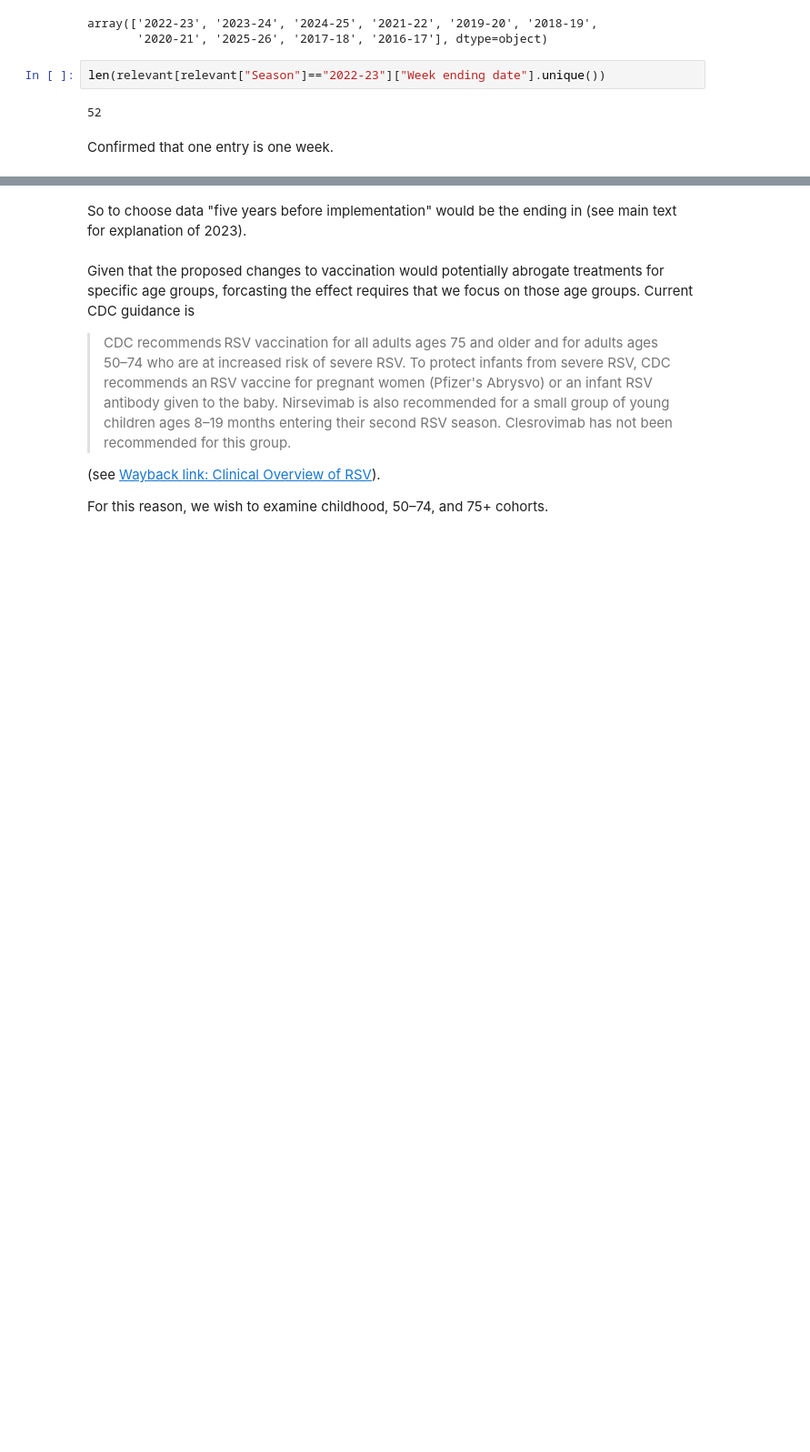
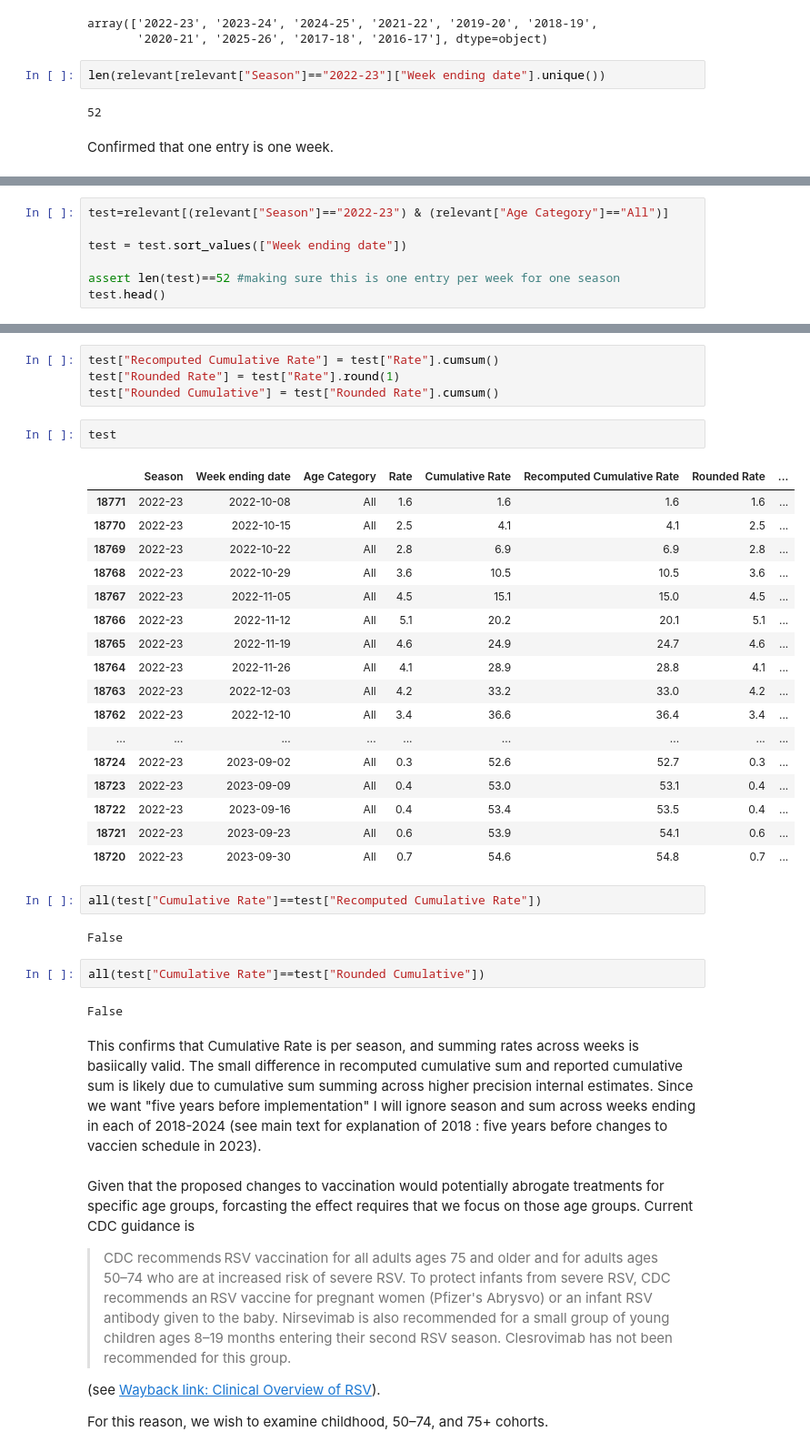
Before and after one commit to saarantras/rsv, a Jupyter notebook: analysis.ipynb, the cells around one changed output, grey strips where cells are left out. Shown: that part at 91% size. Cells and saved outputs as stored; diff of their text form; blank space fills up the shorter version.

Commit message:
spot-check data

```diff
--- a/analysis.ipynb
+++ b/analysis.ipynb
@@ -59,0 +66,7 @@ Confirmed that one entry is one week.
+# %%
+test=relevant[(relevant["Season"]=="2022-23") & (relevant["Age Category"]=="All")]
+
+test = test.sort_values(["Week ending date"])
+
+assert len(test)==52 #making sure this is one entry per week for one season
+test.head()
@@ -60,5 +80,37 @@ Confirmed that one entry is one week.
+# %%
+test["Recomputed Cumulative Rate"] = test["Rate"].cumsum()
+test["Rounded Rate"] = test["Rate"].round(1)
+test["Rounded Cumulative"] = test["Rounded Rate"].cumsum()
+# %%
+test
+# %% [output]
+|  | Season | Week ending date | Age Category | Rate | Cumulative Rate | Recomputed Cumulative Rate | Rounded Rate | ... |
+| 18771 | 2022-23 | 2022-10-08 | All | 1.6 | 1.6 | 1.6 | 1.6 | ... |
+| 18770 | 2022-23 | 2022-10-15 | All | 2.5 | 4.1 | 4.1 | 2.5 | ... |
+| 18769 | 2022-23 | 2022-10-22 | All | 2.8 | 6.9 | 6.9 | 2.8 | ... |
+| 18768 | 2022-23 | 2022-10-29 | All | 3.6 | 10.5 | 10.5 | 3.6 | ... |
+| 18767 | 2022-23 | 2022-11-05 | All | 4.5 | 15.1 | 15.0 | 4.5 | ... |
+| 18766 | 2022-23 | 2022-11-12 | All | 5.1 | 20.2 | 20.1 | 5.1 | ... |
+| 18765 | 2022-23 | 2022-11-19 | All | 4.6 | 24.9 | 24.7 | 4.6 | ... |
+| 18764 | 2022-23 | 2022-11-26 | All | 4.1 | 28.9 | 28.8 | 4.1 | ... |
+| 18763 | 2022-23 | 2022-12-03 | All | 4.2 | 33.2 | 33.0 | 4.2 | ... |
+| 18762 | 2022-23 | 2022-12-10 | All | 3.4 | 36.6 | 36.4 | 3.4 | ... |
+| ... | ... | ... | ... | ... | ... | ... | ... | ... |
+| 18724 | 2022-23 | 2023-09-02 | All | 0.3 | 52.6 | 52.7 | 0.3 | ... |
+| 18723 | 2022-23 | 2023-09-09 | All | 0.4 | 53.0 | 53.1 | 0.4 | ... |
+| 18722 | 2022-23 | 2023-09-16 | All | 0.4 | 53.4 | 53.5 | 0.4 | ... |
+| 18721 | 2022-23 | 2023-09-23 | All | 0.6 | 53.9 | 54.1 | 0.6 | ... |
+| 18720 | 2022-23 | 2023-09-30 | All | 0.7 | 54.6 | 54.8 | 0.7 | ... |
+# %%
+all(test["Cumulative Rate"]==test["Recomputed Cumulative Rate"])
+# %% [output]
+False
+# %%
+all(test["Cumulative Rate"]==test["Rounded Cumulative"])
+# %% [output]
+False
 # %% [markdown]
-So to choose data "five years before implementation" would be the ending in  (see main text for explanation of 2023).
+This confirms that Cumulative Rate is per season, and summing rates across weeks is basiically valid. The small difference in recomputed cumulative sum and reported cumulative sum is likely due to cumulative sum summing across higher precision internal estimates. Since we want "five years before implementation" I will ignore season and sum across weeks ending in each of 2018-2024 (see main text for explanation of 2018 : five years before changes to vaccien schedule in 2023).
 # %% [markdown]
 Given that the proposed changes to vaccination would potentially abrogate treatments for specific age groups, forcasting the effect requires that we focus on those age groups. Current CDC guidance is
 
```
Also changed, not shown: parts of 9 cells of this notebook.
